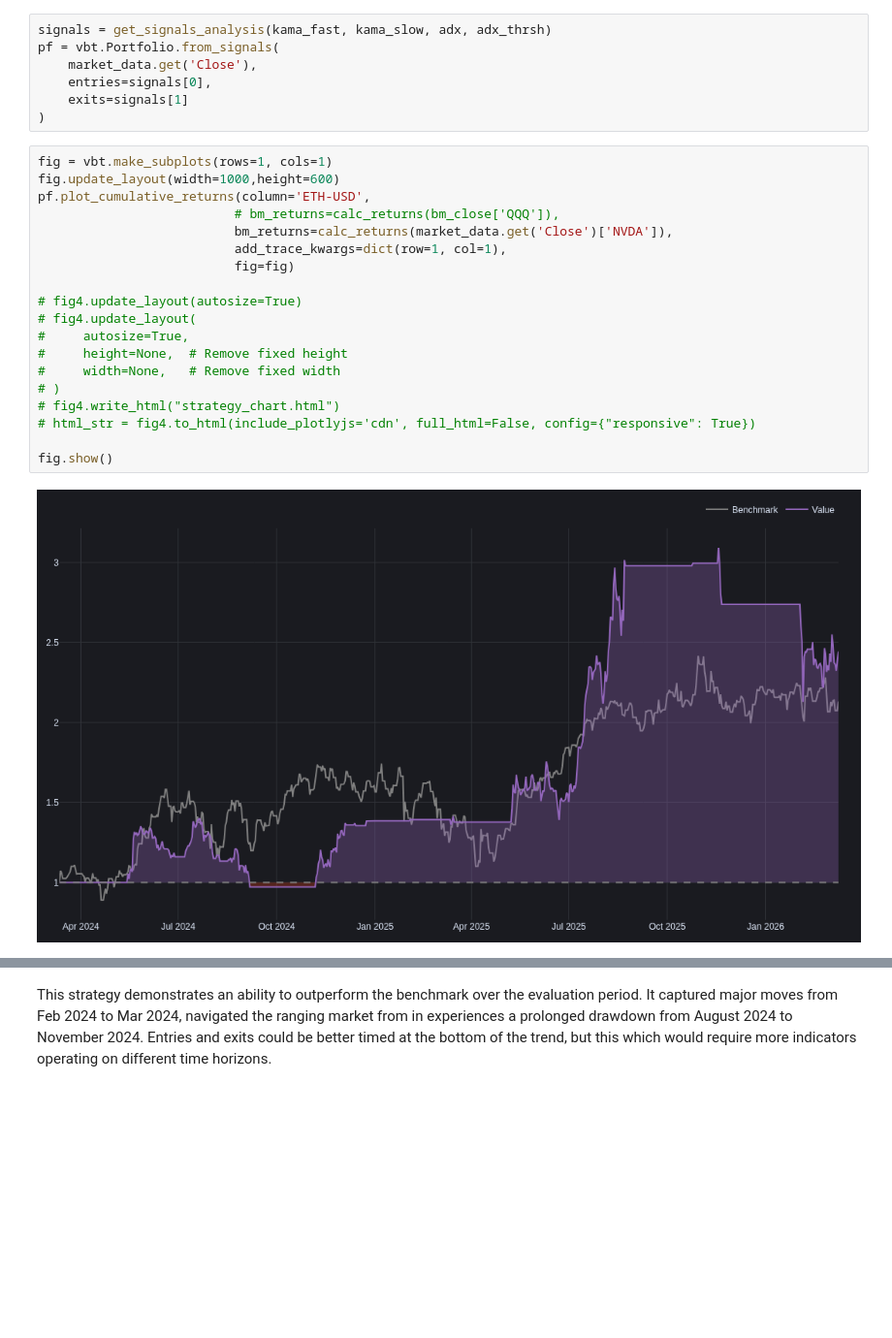
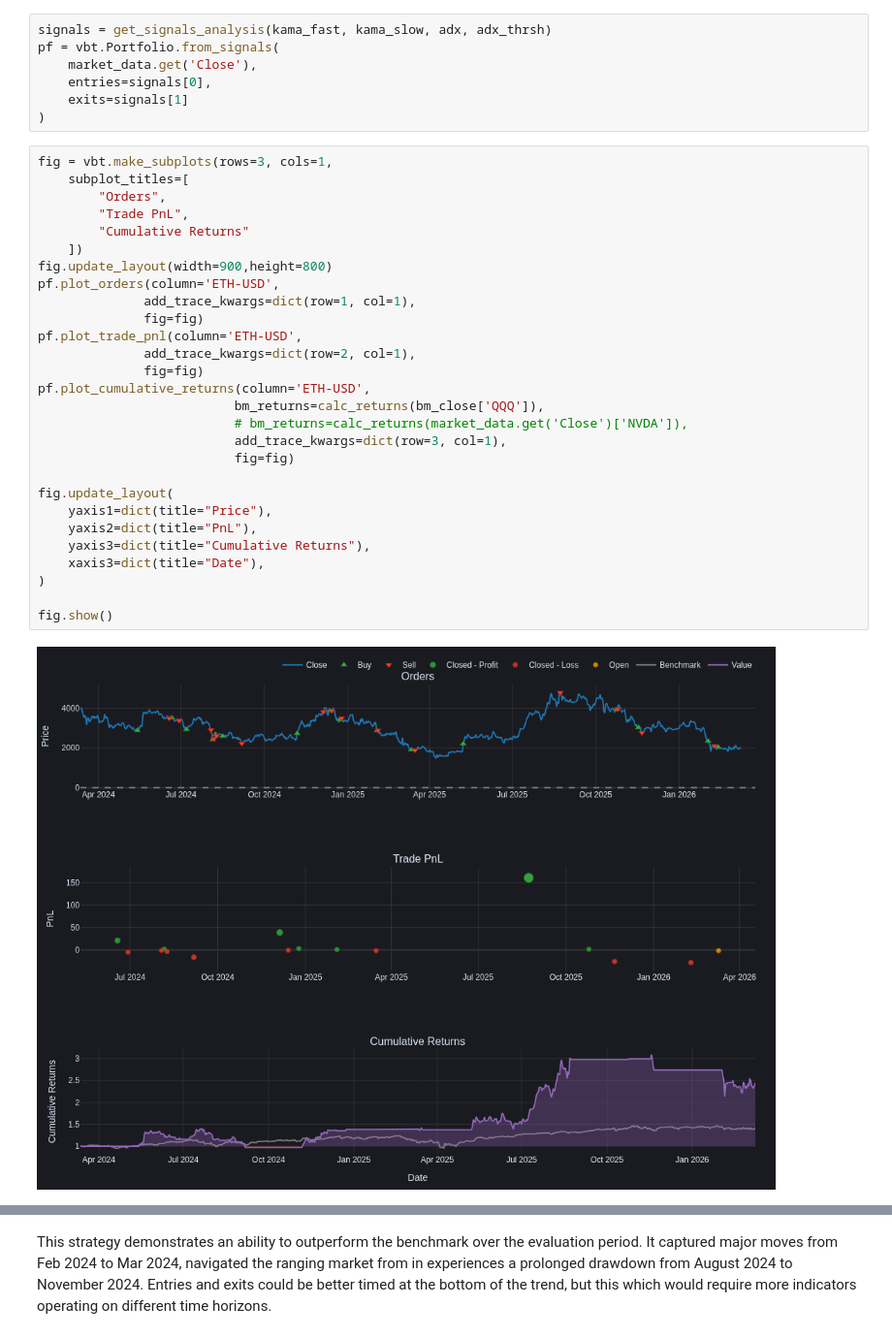
Before and after one commit to ardenpalme/strat_v0, a Jupyter notebook: strategy.ipynb, the cells around one changed output, grey strips where cells are left out. Shown at 97% size. Cells and saved outputs as stored; diff of their text form; blank space fills up the shorter version.

Commit message:
updates for more modern data

```diff
--- a/strategy.ipynb
+++ b/strategy.ipynb
@@ -711,24 +722,33 @@ pf = vbt.Portfolio.from_signals(
     exits=signals[1]
 )
 # %%
-fig = vbt.make_subplots(rows=1, cols=1)
-fig.update_layout(width=1000,height=600)
+fig = vbt.make_subplots(rows=3, cols=1,
+    subplot_titles=[
+        "Orders",
+        "Trade PnL",
+        "Cumulative Returns"
+    ])
+fig.update_layout(width=900,height=800)
+pf.plot_orders(column='ETH-USD',
+              add_trace_kwargs=dict(row=1, col=1),
+              fig=fig)
+pf.plot_trade_pnl(column='ETH-USD',
+              add_trace_kwargs=dict(row=2, col=1),
+              fig=fig)
 pf.plot_cumulative_returns(column='ETH-USD',
-                          # bm_returns=calc_returns(bm_close['QQQ']),
-                          bm_returns=calc_returns(market_data.get('Close')['NVDA']),
-                          add_trace_kwargs=dict(row=1, col=1),
+                          bm_returns=calc_returns(bm_close['QQQ']),
+                          # bm_returns=calc_returns(market_data.get('Close')['NVDA']),
+                          add_trace_kwargs=dict(row=3, col=1),
                           fig=fig)
 
-# fig4.update_layout(autosize=True)
-# fig4.update_layout(
-#     autosize=True,
-#     height=None,  # Remove fixed height
-#     width=None,   # Remove fixed width
-# )
-# fig4.write_html("strategy_chart.html")
-# html_str = fig4.to_html(include_plotlyjs='cdn', full_html=False, config={"responsive": True})
+fig.update_layout(
+    yaxis1=dict(title="Price"),
+    yaxis2=dict(title="PnL"),
+    yaxis3=dict(title="Cumulative Returns"),
+    xaxis3=dict(title="Date"),
+)
 
 fig.show()
 # %% [output]
-[figure, old version]
+[figure, new version]
 # %%
```
Also changed, not shown: parts of 10 cells of this notebook, 4 other files.
